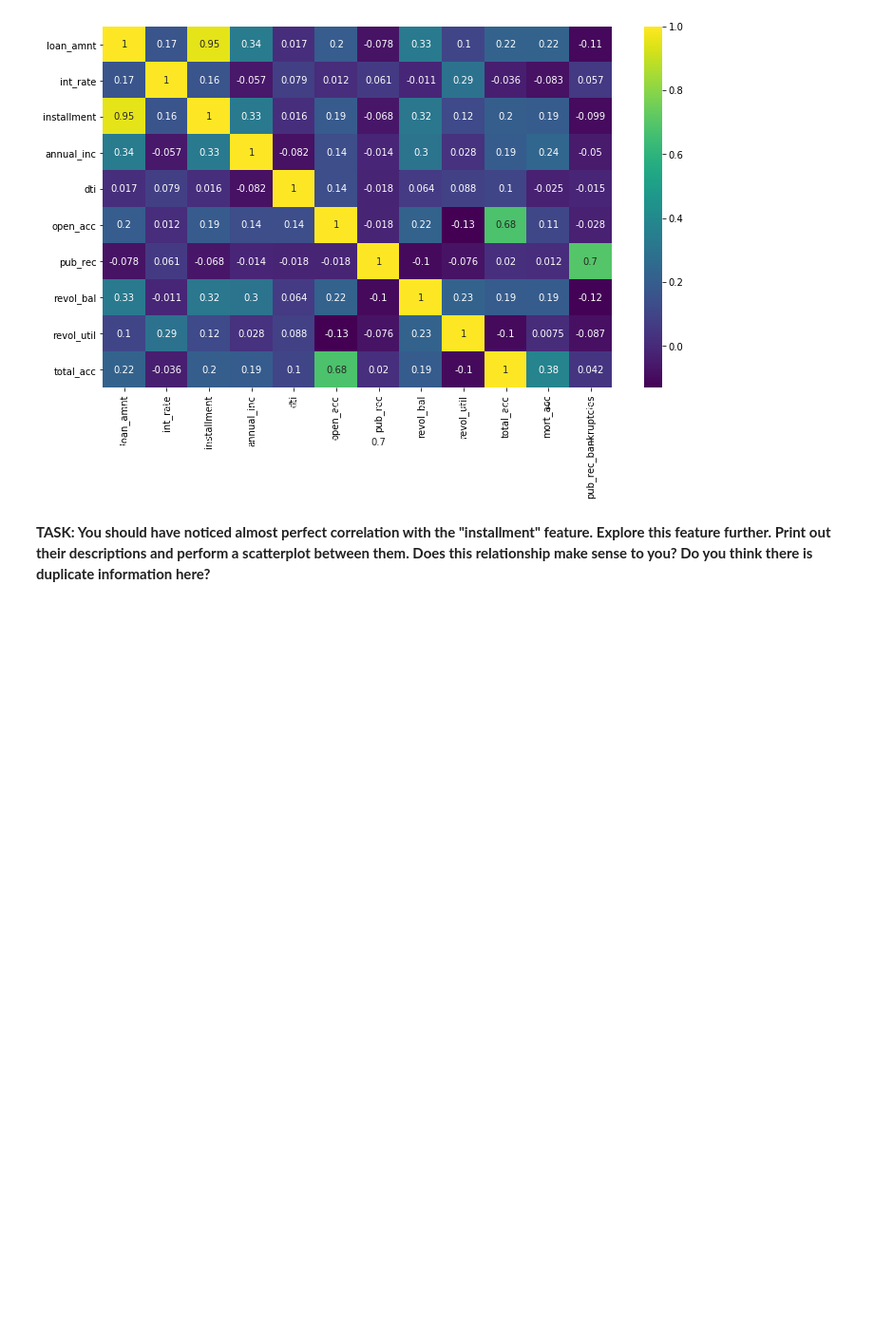
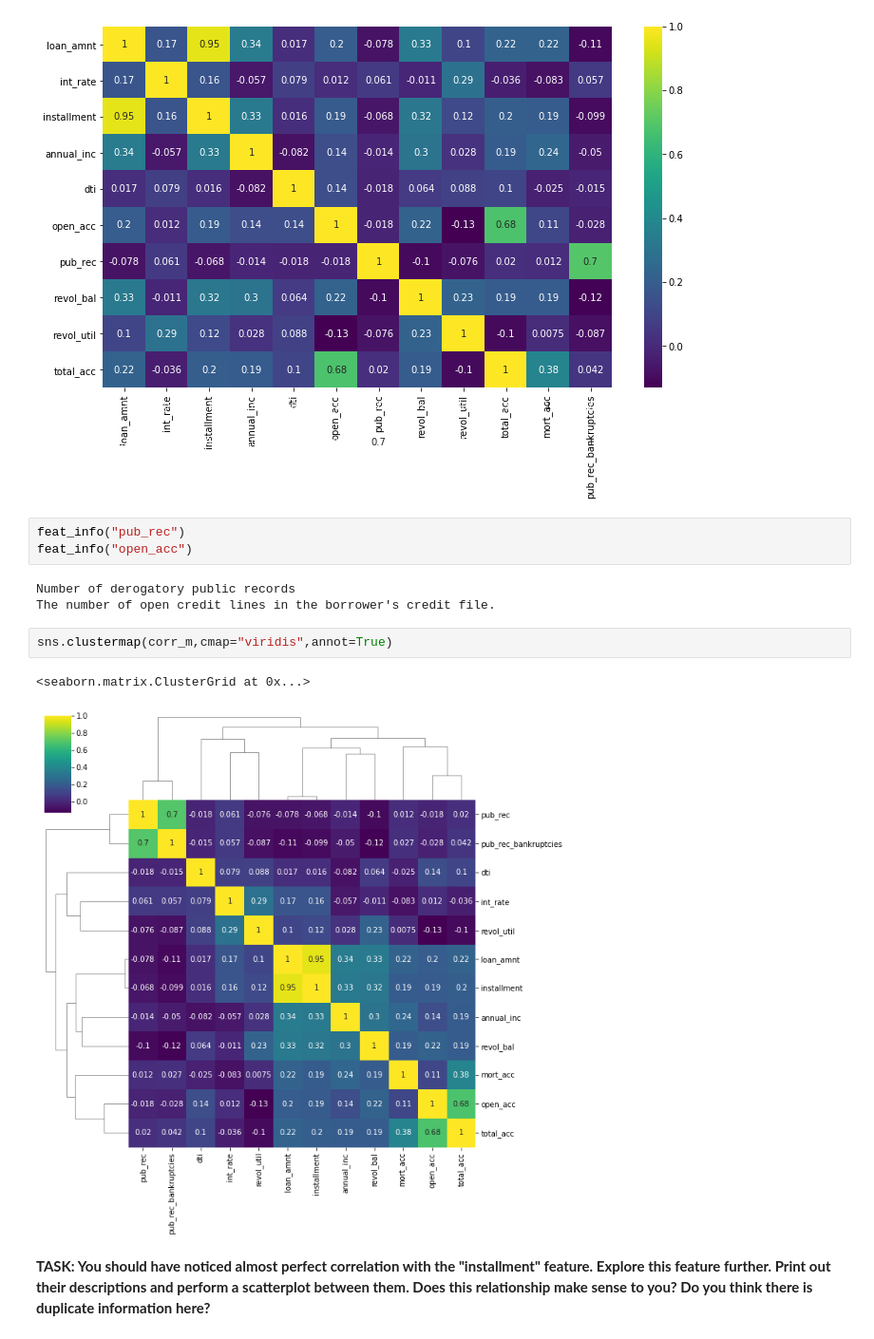
Before and after one commit to l0reDLeon/KerasProject, a Jupyter notebook: 03-Keras-Project-Exercise.ipynb, the cells around one changed output. Shown at 95% size. Cells and saved outputs as stored; diff of their text form; blank space fills up the shorter version.

```diff
--- a/03-Keras-Project-Exercise.ipynb
+++ b/03-Keras-Project-Exercise.ipynb
@@ -290,5 +316,16 @@ memory usage: 81.6+ MB
 # %% [output]
 (10, 0)
 [figure]
+# %%
+feat_info("pub_rec")
+feat_info("open_acc")
+# %% [output]
+Number of derogatory public records
+The number of open credit lines in the borrower's credit file.
+# %%
+sns.clustermap(corr_m,cmap="viridis",annot=True)
+# %% [output]
+<seaborn.matrix.ClusterGrid at 0x...>
+[figure, added]
 # %% [markdown]
 **TASK: You should have noticed almost perfect correlation with the "installment" feature. Explore this feature further. Print out their descriptions and perform a scatterplot between them. Does this relationship make sense to you? Do you think there is duplicate information here?**
```
Also changed, not shown: parts of 42 cells of this notebook, 1 other file.
